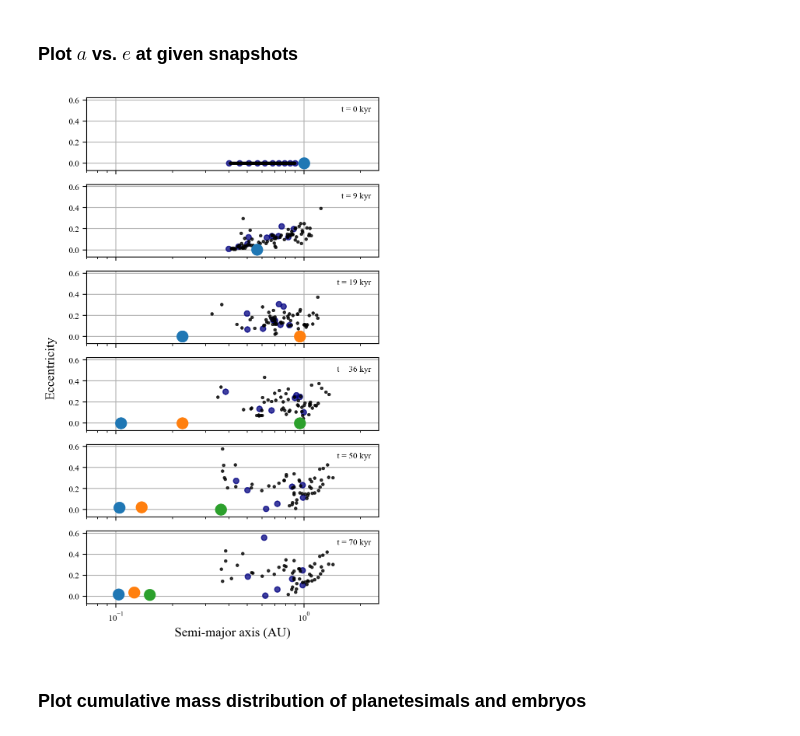
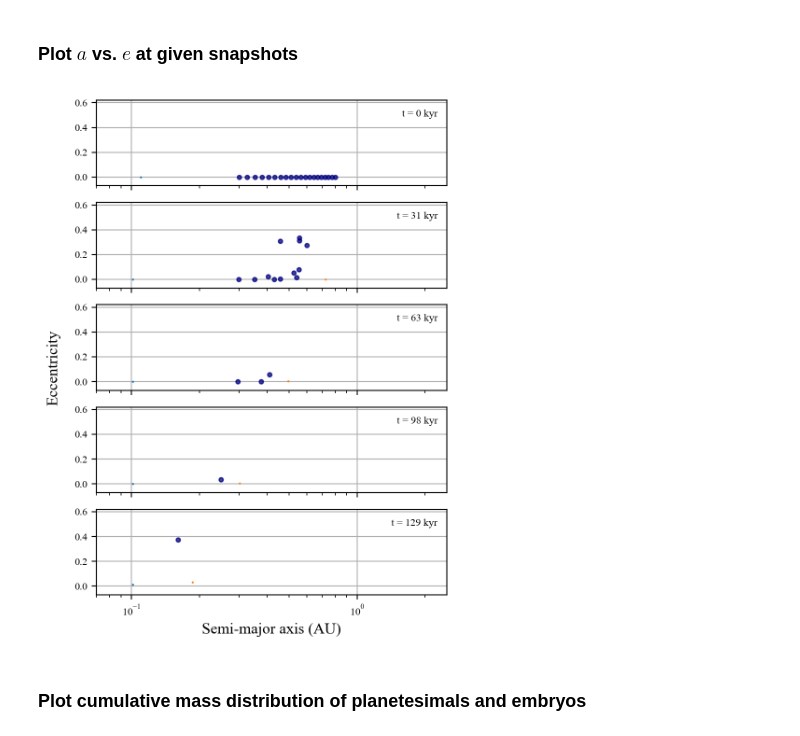
Before and after one commit to dchen10Git/uh-ifa-reu-2026, a Jupyter notebook: analyze_one_sim.ipynb, the cells around one changed output. Saved outputs shown, nothing was run; the diff lists cells and outputs as text; code cells hidden in the pictures.

```diff
--- a/analyze_one_sim.ipynb
+++ b/analyze_one_sim.ipynb
@@ -411,5 +427,6 @@ mmr_id.plot_libration(m_star, rocks['planet b'], rocks[f'embryo 4'], rocks['plan
 collision_df = get_collision_log(metadata, )
 fates_df = get_particle_fates(metadata, )
 summary = summarize_accretion(metadata, collision_df, fates_df)
+summary['accreted_mass'] = summary['n_ems'] * metadata['m_em'] + summary['n_ptsmls'] * metadata['m_ptsml']
 summary
 # %% [output]
@@ -427,7 +441,7 @@ def plot_ae_snapshot(saved_sim, *snapshot_times):
     """Plot a vs e at a one or more snapshots.
     """
 
-    sim_data = saved_sim[0]
+    sim_data, metadata = saved_sim
 
     # Use first body to get time array
     first_name = rock_names[0]
@@ -449,10 +463,13 @@ def plot_ae_snapshot(saved_sim, *snapshot_times):
         for j in range(num_pl):
             name = rock_names[j]
 
+            m_pl = metadata['m_vals'][0]
+            m_em = metadata['m_em']
+            total_mass = m_pl + summary['accreted_mass'][name] if name in summary.index else m_pl
             ax.scatter(
                 sim_data[name]["a"][snapshot_idx],
                 sim_data[name]["e"][snapshot_idx],
-                s=100,
+                s = 10 * np.sqrt(total_mass / m_em), # I think this should be cbrt for accuracy
                 # label=name,
                 zorder=3,
                 alpha=1
@@ -462,48 +479,50 @@ def plot_ae_snapshot(saved_sim, *snapshot_times):
         for j in range(num_em):
             name = rock_names[num_pl + j]
 
+            m_em = metadata['m_em']
+            total_mass = m_em + summary['accreted_mass'][name] if name in summary.index else m_em
             ax.scatter(
                 sim_data[name]["a"][snapshot_idx],
                 sim_data[name]["e"][snapshot_idx],
-                s=25,
+                s = 10 * np.sqrt(total_mass / m_em),
                 color='navy',
                 alpha=0.75
             )
 
-        # planetesimals
-        for j in range(num_ptsml):
-            name = rock_names[num_pl + num_em + j]
+        # # planetesimals
+        # for j in range(num_ptsml):
+        #     name = rock_names[num_pl + num_em + j]
 
-            ax.scatter(
-                sim_data[name]["a"][snapshot_idx],
-                sim_data[name]["e"][snapshot_idx],
-                s=5,
-                c='k',
-                alpha=0.75
-            )
+        #     ax.scatter(
+        #         sim_data[name]["a"][snapshot_idx],
+        #         sim_data[name]["e"][snapshot_idx],
+        #         s=5,
+        #         c='k',
+        #         alpha=0.75
+        #     )
 
         if i == num_plots - 1:
             ax.set_xlabel("Semi-major axis (AU)", fontsize=12)
         ax.set_ylim(-0.07, 0.62)
         ax.set_xlim(0.07, 2.5)
         ax.set_xscale('log')
         ax.grid(True)
         ax.set_axisbelow(True)
 
         t = times[snapshot_idx]
         ax.legend(title=f"t = {t/1000:.0f} kyr", title_fontsize=8, labelspacing=0, frameon=False, loc='upper right')
 
     fig.supylabel('Eccentricity', fontsize=12)
     fig.subplots_adjust(hspace=0)
     # plt.suptitle("Snapshots of Disk Evolution")
     plt.tight_layout()
     plt.show()
     # plt.savefig("disk_snapshots.svg", bbox_inches="tight")
 
 end = saved_sim[0]['planet b']['time'].iloc[-1]
-plot_ae_snapshot(saved_sim, 0, 9e3, 18.7e3, 36.5e3, 50e3, 4*end/5+50)
+plot_ae_snapshot(saved_sim, 0, end/6+100, 2*end/6+100, 3*end/6+100, 4*end/6)
 # %% [output]
-[figure, old version]
+[figure, new version]
 # %% [markdown]
 ### Plot cumulative mass distribution of planetesimals and embryos
 # %%
```
Also changed, not shown: parts of 3 cells of this notebook, 6 other files.
